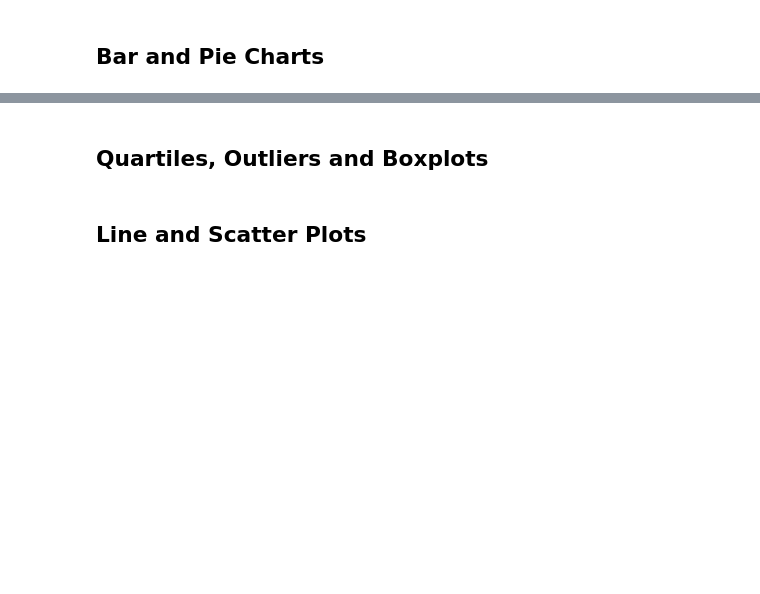
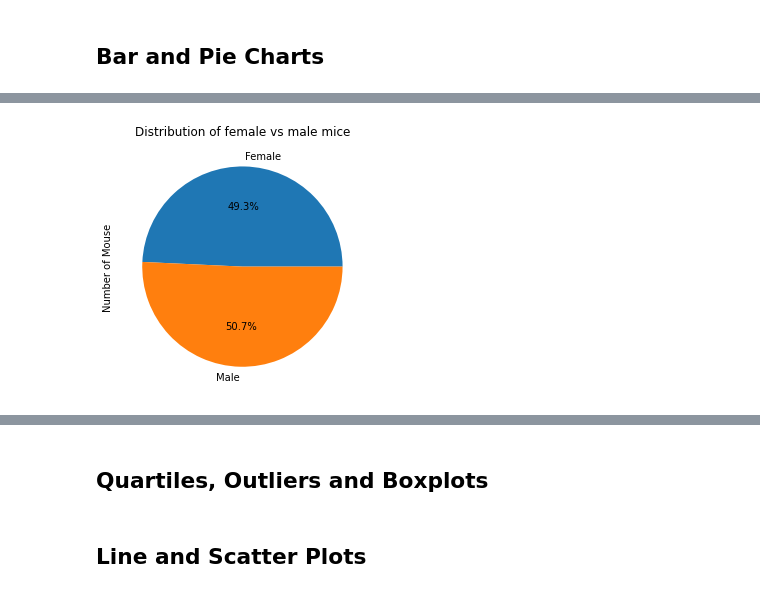
Before and after one commit to davidsalim86/Treatment-for-SCC-Matplotlib, a Jupyter notebook: Pymaceuticals/pymaceuticals_report.ipynb, the cells around one changed output, grey strips where cells are left out. Drawn from its saved outputs; the diff is of its cells as text; code cells hidden in the pictures; blank space fills up the shorter version.

```diff
--- a/Pymaceuticals/pymaceuticals_report.ipynb
+++ b/Pymaceuticals/pymaceuticals_report.ipynb
@@ -90 +156,10 @@ len(cleaned_df["Mouse ID"])
+# %%
+# Generate a pie plot showing the distribution of female versus male mice using pandas
+byregimen_clean_df = cleaned_df.groupby(["Sex"])
+mice_number = byregimen_clean_df["Mouse ID"].count()
+sex_distribution_pie = mice_number.plot(kind= "pie", figsize=(7,4), title= "Distribution of female vs male mice", autopct="%1.1f%%" )
+sex_distribution_pie.set_ylabel("Number of Mouse")
+plt.tight_layout()
+# %% [output]
+[figure, added]
 # %%
```
Also changed, not shown: parts of 8 cells of this notebook.
